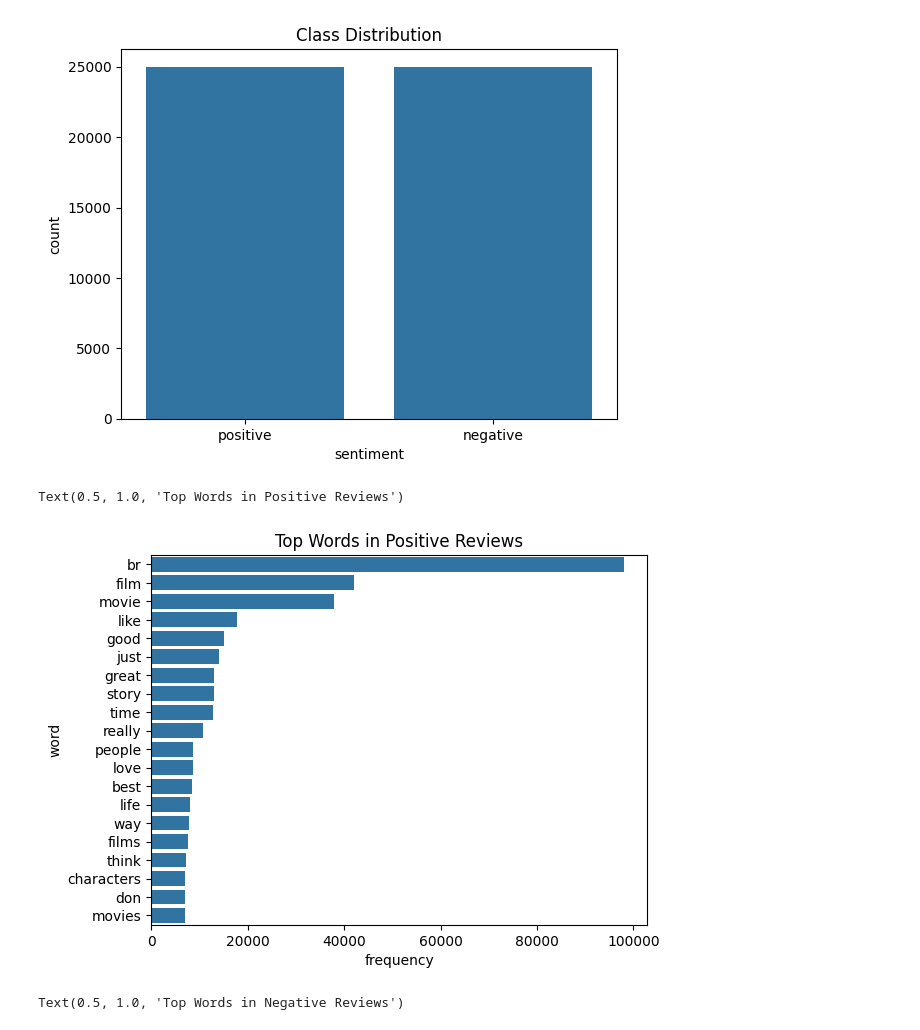
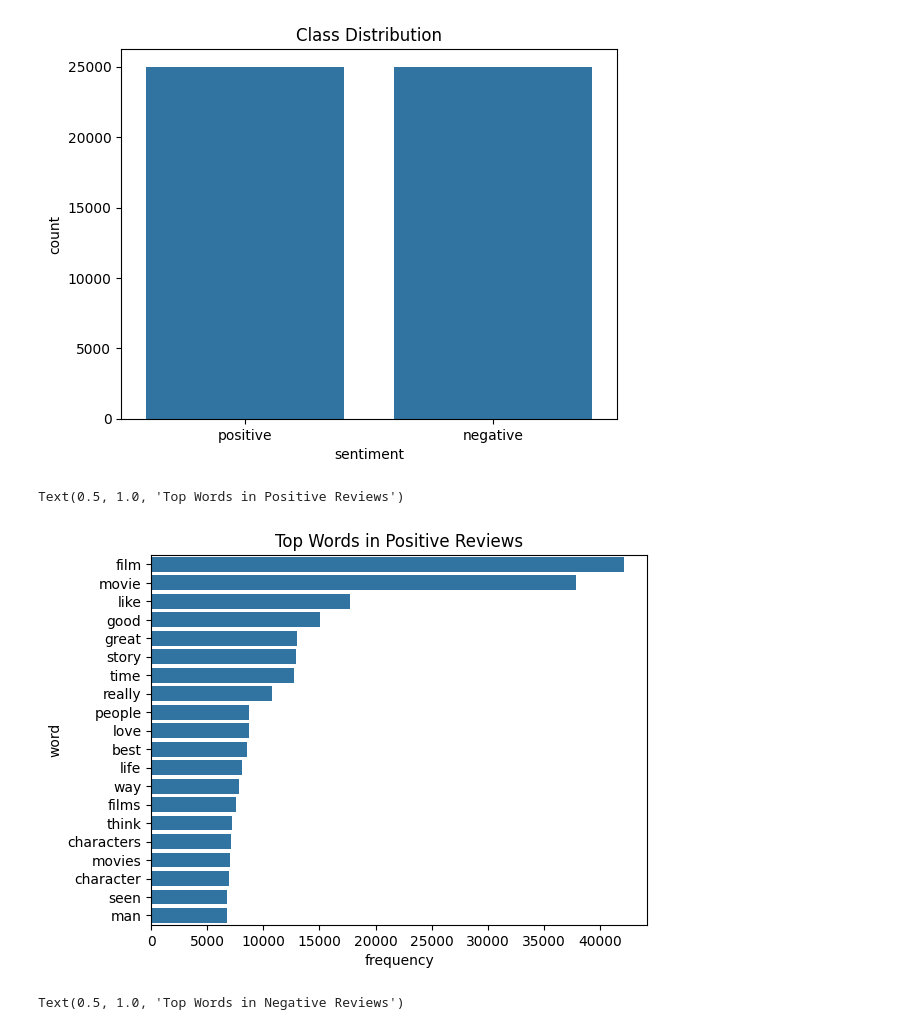
Before and after one commit to jasonyu17/IMDB-Sentiment-Classifier, a Jupyter notebook: notebooks/EDA_Script.ipynb, the cells around one changed output. Saved outputs shown, nothing was run; the diff lists cells and outputs as text; code cells hidden in the pictures.

Commit message:
changed eda to used cleaned data

```diff
--- a/notebooks/EDA_Script.ipynb
+++ b/notebooks/EDA_Script.ipynb
@@ -11,5 +9,7 @@ from sklearn.feature_extraction.text import CountVectorizer
 # %%
 dataset = pd.read_csv("../data/imdb_dataset.csv")
+preprocessor = TextPreprocessor(True, True, True)
+dataset['cleaned_review'] = preprocessor.process(dataset['review'])
 # %%
 print(dataset.head())
 print(dataset.info())
@@ -34,7 +34,7 @@ negative    25000
 Name: count, dtype: int64
 # %%
 #adds a new coloumn to dataset that contains the length of the review
-dataset['review_length'] = dataset['review'].apply(len)
+dataset['review_length'] = dataset['cleaned_review'].apply(len)
 # %%
 #graph that shows the number of positive reviews with the amount of negative reviews
 #since the dataset is balanced, the two bars should be equal
@@ -46,17 +46,17 @@ plt.show()
 # %%
 #here were using a count vectorizer to show the most frequent words in positive and negative reviews
 
 vectorizer = CountVectorizer(stop_words='english', max_features=1000)
-X_counts = vectorizer.fit_transform(dataset[dataset['sentiment'] == 'positive']['review'])
+X_counts = vectorizer.fit_transform(dataset[dataset['sentiment'] == 'positive']['cleaned_review'])
 
 word_freq = pd.DataFrame({'word': vectorizer.get_feature_names_out(), 'frequency': X_counts.sum(axis=0).A1})
 top_words = word_freq.sort_values(by='frequency', ascending=False).head(20)
 
 sns.barplot(x='frequency', y='word', data=top_words)
 plt.title('Top Words in Positive Reviews')
 # %% [output]
 Text(0.5, 1.0, 'Top Words in Positive Reviews')
-[figure, old version]
+[figure, new version]
 # %%
 #copy and paste the above code to show the most frequent words in negative reviews
 vectorizer = CountVectorizer(stop_words='english', max_features=1000)
```
Also changed, not shown: parts of 2 cells of this notebook, 3 other files.
